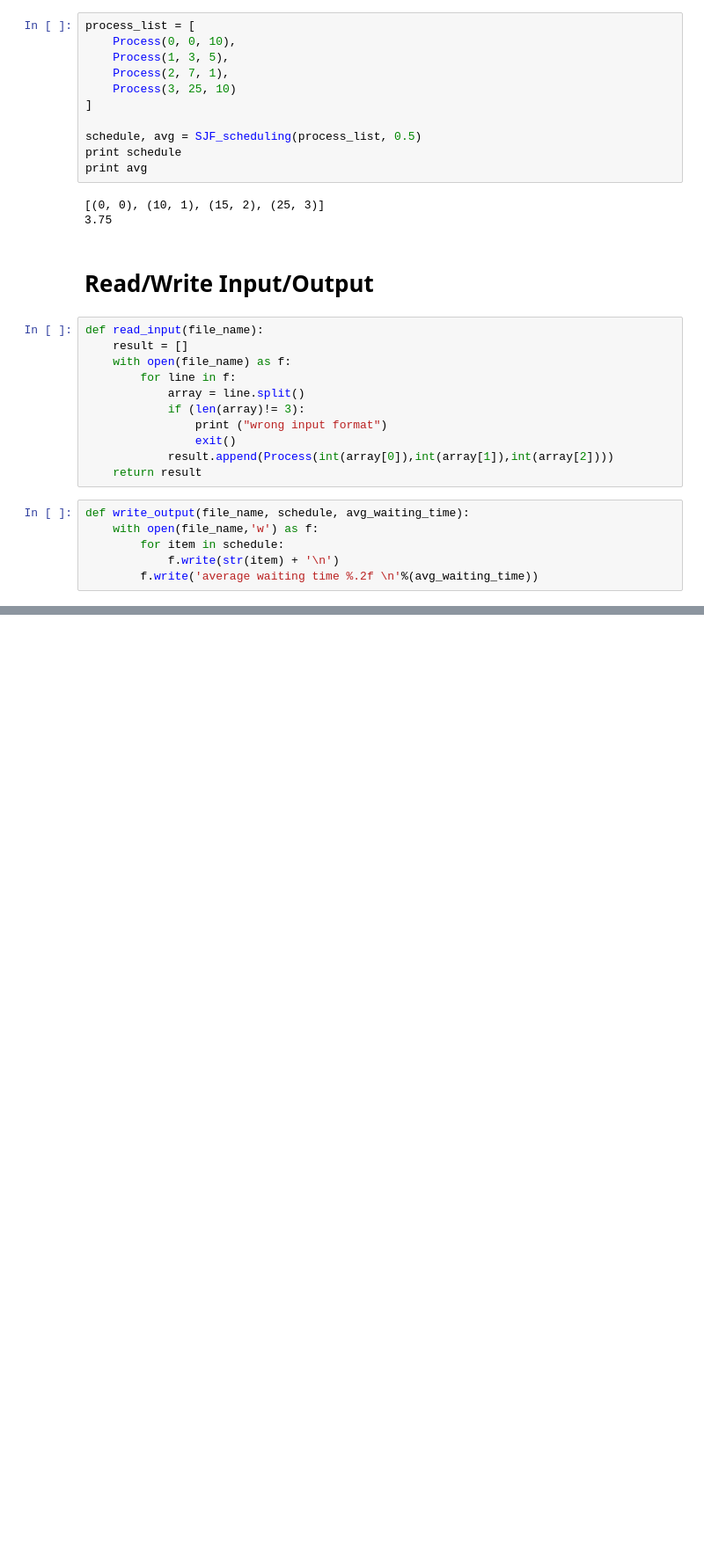
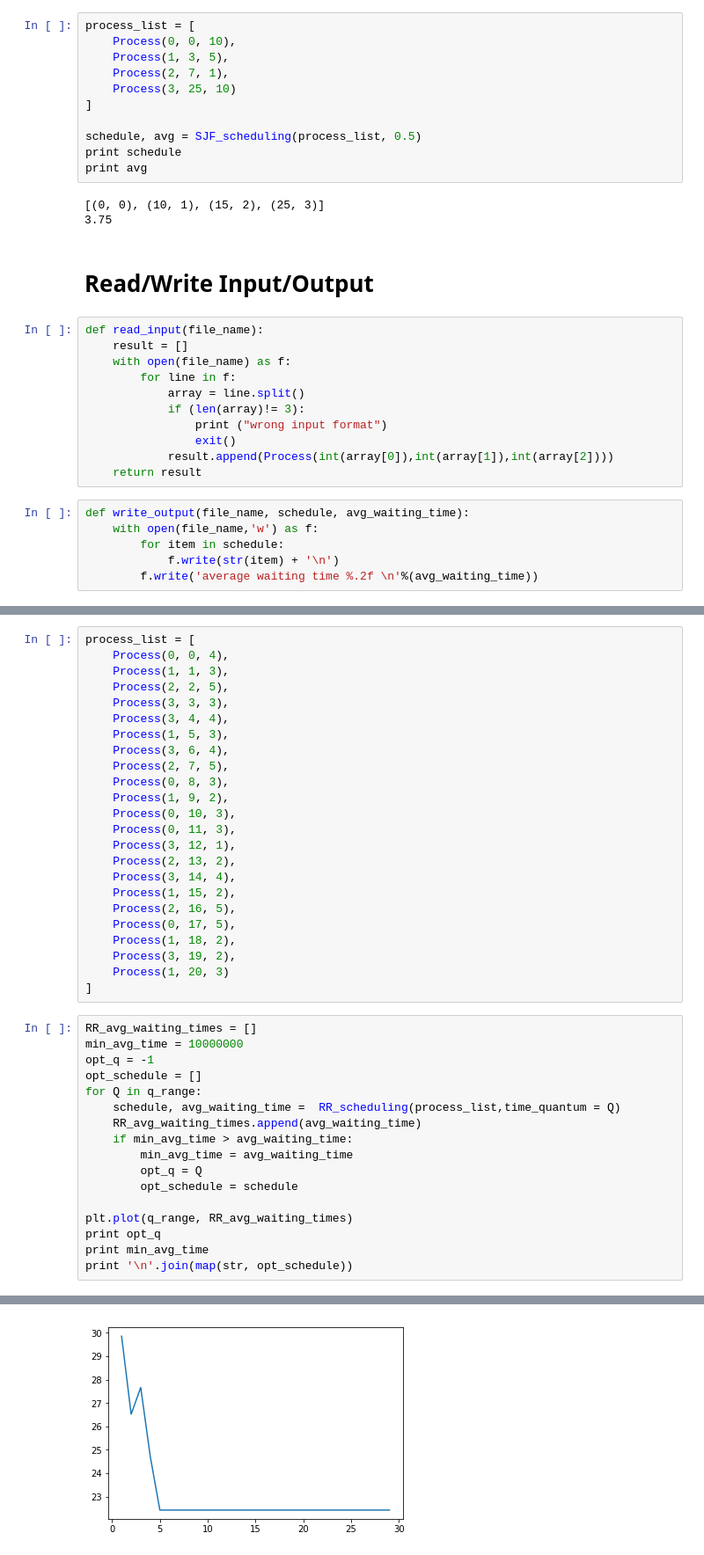
Before and after one commit to ackoroa/process_scheduling, a Jupyter notebook: process_scheduling.ipynb, the cells around one changed output, grey strips where cells are left out. Shown at 88% size. Cells and saved outputs as stored; diff of their text form; blank space fills up the shorter version.

```diff
--- a/process_scheduling.ipynb
+++ b/process_scheduling.ipynb
@@ -320,0 +420,42 @@ simulating SJF ----
+# %%
+process_list = [
+    Process(0, 0, 4),
+    Process(1, 1, 3),
+    Process(2, 2, 5),
+    Process(3, 3, 3),
+    Process(3, 4, 4),
+    Process(1, 5, 3),
+    Process(3, 6, 4),
+    Process(2, 7, 5),
+    Process(0, 8, 3),
+    Process(1, 9, 2),
+    Process(0, 10, 3),
+    Process(0, 11, 3),
+    Process(3, 12, 1),
+    Process(2, 13, 2),
+    Process(3, 14, 4),
+    Process(1, 15, 2),
+    Process(2, 16, 5),
+    Process(0, 17, 5),
+    Process(1, 18, 2),
+    Process(3, 19, 2),
+    Process(1, 20, 3)
+]
+# %%
+RR_avg_waiting_times = []
+min_avg_time = 10000000
+opt_q = -1
+opt_schedule = []
+for Q in q_range:
+    schedule, avg_waiting_time =  RR_scheduling(process_list,time_quantum = Q)
+    RR_avg_waiting_times.append(avg_waiting_time)
+    if min_avg_time > avg_waiting_time:
+        min_avg_time = avg_waiting_time
+        opt_q = Q
+        opt_schedule = schedule
+
+plt.plot(q_range, RR_avg_waiting_times)
+print opt_q
+print min_avg_time
+print '\n'.join(map(str, opt_schedule))
+# %% [output]
@@ -320,0 +479 @@ simulating SJF ----
+[figure, added]
```
Also changed, not shown: parts of 15 cells of this notebook, 2 other files.
